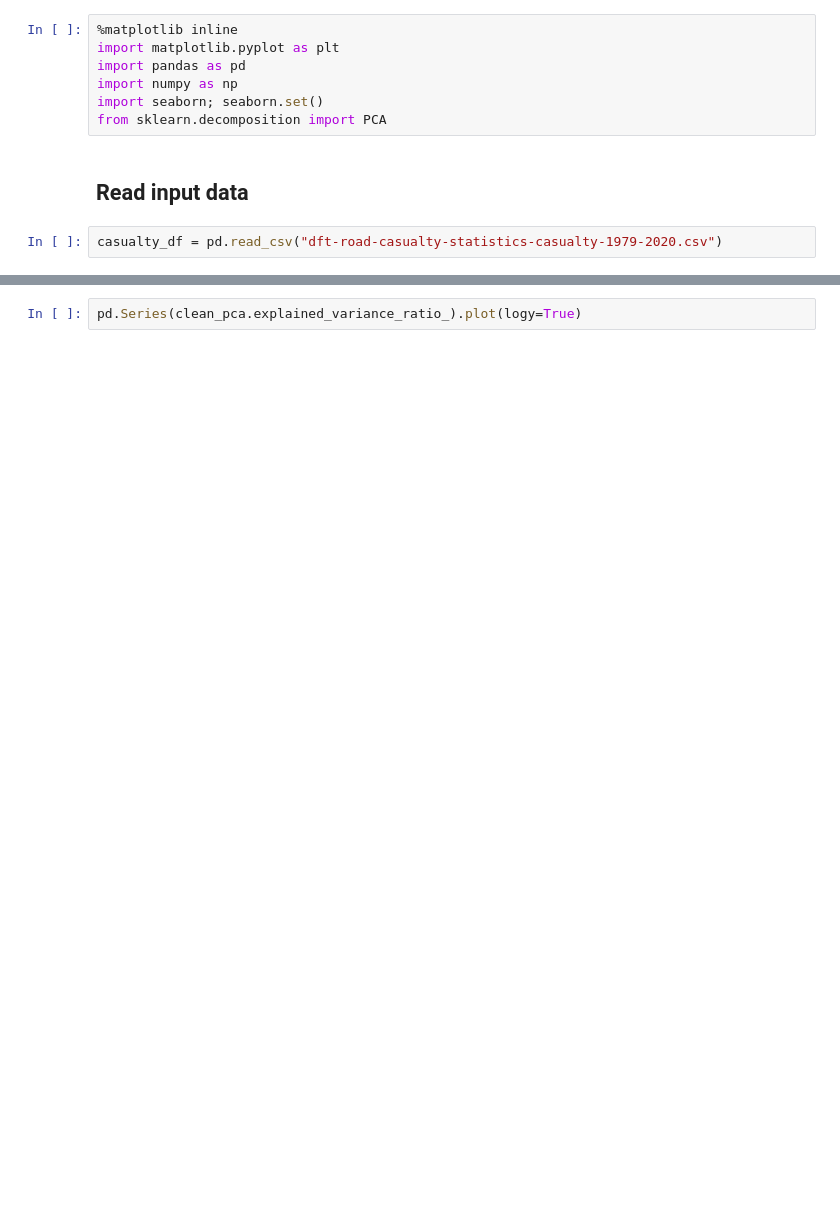
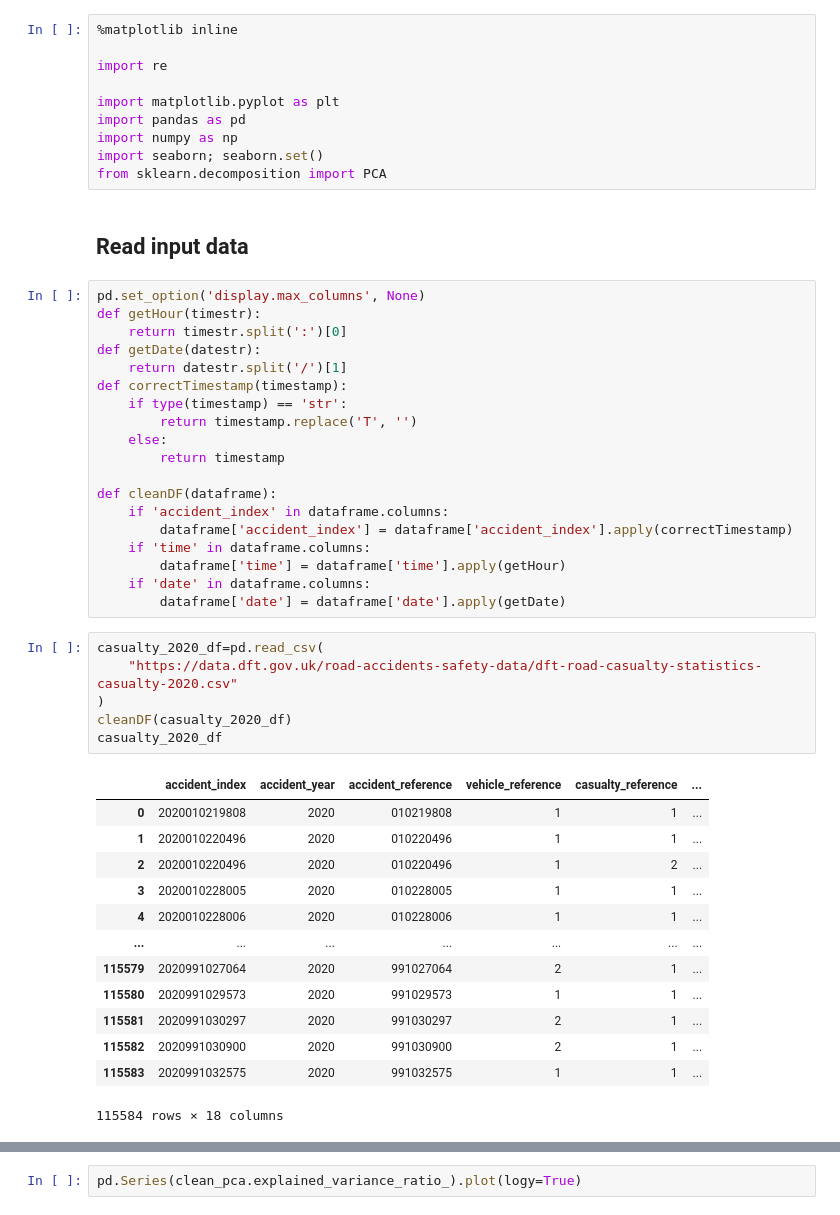
Before and after one commit to darraghs/SligoIT_DataScience2021_DV_Project, a Jupyter notebook: project.ipynb, the cells around one changed output, grey strips where cells are left out. Cells and saved outputs as stored; diff of their text form; blank space fills up the shorter version.

```diff
--- a/project.ipynb
+++ b/project.ipynb
@@ -1,5 +1,8 @@
 # %%
 %matplotlib inline
+
+import re
+
 import matplotlib.pyplot as plt
 import pandas as pd
 import numpy as np
@@ -7,5 +10,42 @@ import seaborn; seaborn.set()
 from sklearn.decomposition import PCA
 # %% [markdown]
 ## Read input data
+# %%
+pd.set_option('display.max_columns', None)
+def getHour(timestr):
+    return timestr.split(':')[0]
+def getDate(datestr):
+    return datestr.split('/')[1]
+def correctTimestamp(timestamp):
+    if type(timestamp) == 'str':
+        return timestamp.replace('T', '')
+    else:
+        return timestamp
+
+def cleanDF(dataframe):
+    if 'accident_index' in dataframe.columns:
+        dataframe['accident_index'] = dataframe['accident_index'].apply(correctTimestamp)
+    if 'time' in dataframe.columns:
+        dataframe['time'] = dataframe['time'].apply(getHour)
+    if 'date' in dataframe.columns:
+        dataframe['date'] = dataframe['date'].apply(getDate)
 # %%
-casualty_df = pd.read_csv("dft-road-casualty-statistics-casualty-1979-2020.csv")
+casualty_2020_df=pd.read_csv(
+    "https://data.dft.gov.uk/road-accidents-safety-data/dft-road-casualty-statistics-casualty-2020.csv"
+)
+cleanDF(casualty_2020_df)
+casualty_2020_df
+# %% [output]
+|  | accident_index | accident_year | accident_reference | vehicle_reference | casualty_reference | ... |
+| 0 | 2020010219808 | 2020 | 010219808 | 1 | 1 | ... |
+| 1 | 2020010220496 | 2020 | 010220496 | 1 | 1 | ... |
+| 2 | 2020010220496 | 2020 | 010220496 | 1 | 2 | ... |
+| 3 | 2020010228005 | 2020 | 010228005 | 1 | 1 | ... |
+| 4 | 2020010228006 | 2020 | 010228006 | 1 | 1 | ... |
+| ... | ... | ... | ... | ... | ... | ... |
+| 115579 | 2020991027064 | 2020 | 991027064 | 2 | 1 | ... |
+| 115580 | 2020991029573 | 2020 | 991029573 | 1 | 1 | ... |
+| 115581 | 2020991030297 | 2020 | 991030297 | 2 | 1 | ... |
+| 115582 | 2020991030900 | 2020 | 991030900 | 2 | 1 | ... |
+| 115583 | 2020991032575 | 2020 | 991032575 | 1 | 1 | ... |
+115584 rows × 18 columns
```
Also changed, not shown: parts of 35 cells of this notebook, 1 other file.
